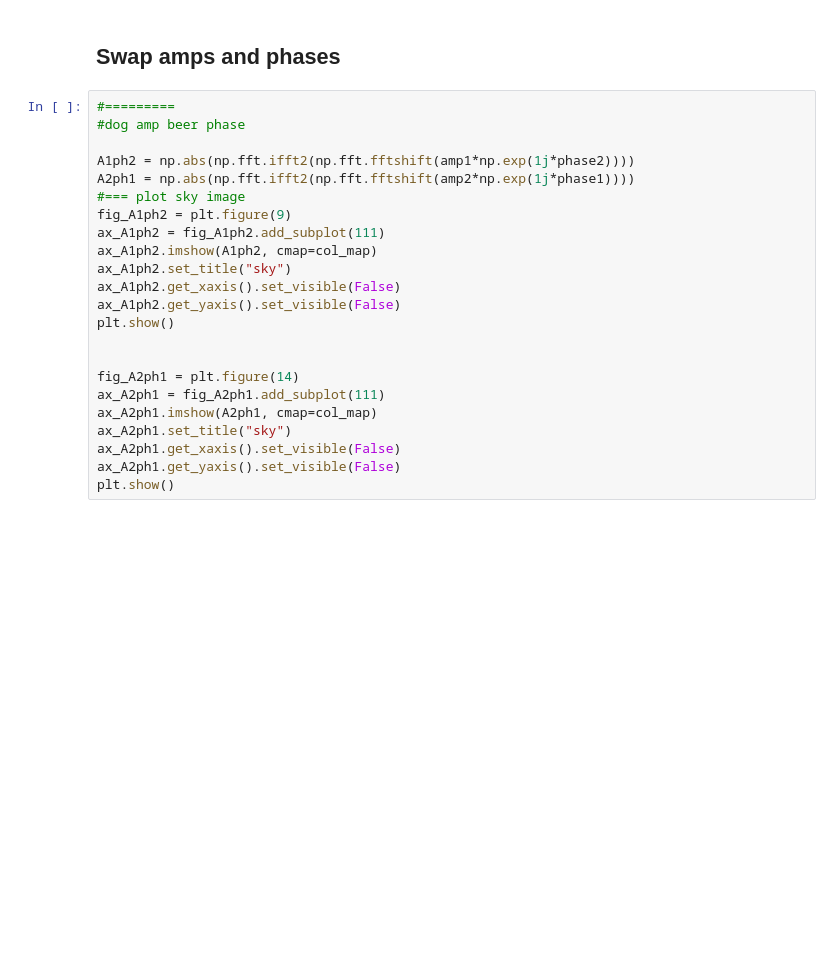
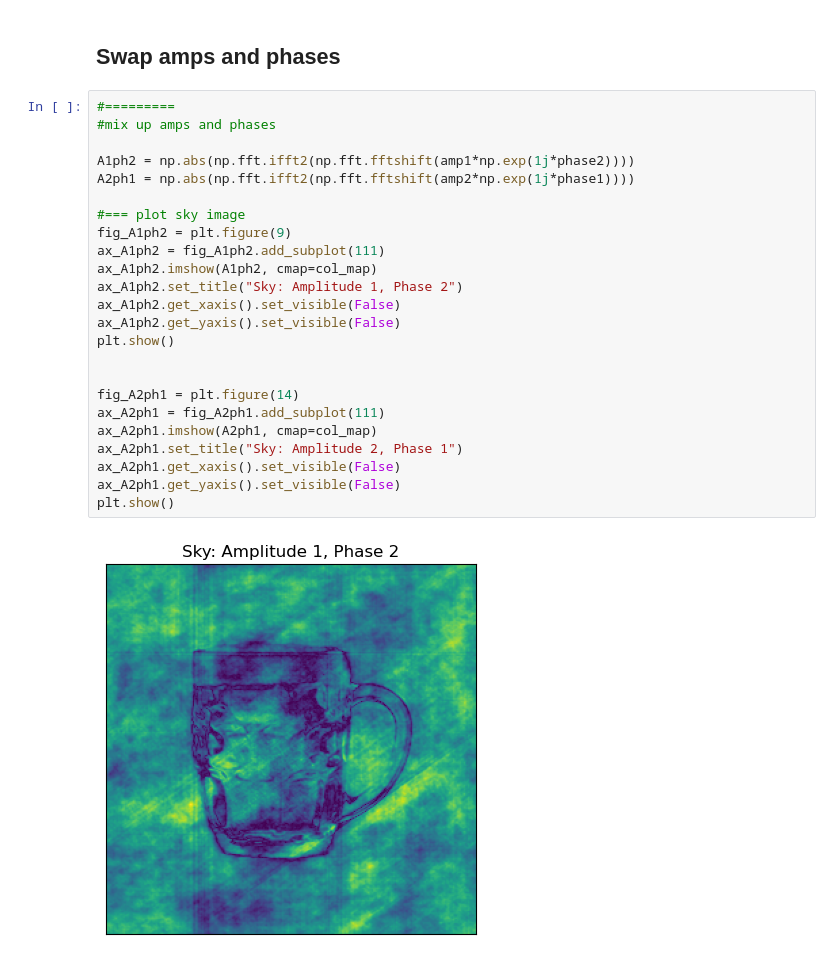
Before and after one commit to limonkufu/radio-astro-tutorials, a Jupyter notebook: Fourier_Transforms.ipynb, the cells around one changed output. Saved outputs shown, nothing was run; the diff lists cells and outputs as text; blank space fills up the shorter version.

```diff
--- a/Fourier_Transforms.ipynb
+++ b/Fourier_Transforms.ipynb
@@ -85,24 +96,27 @@ NameError: name 'plt' is not defined
 ## Swap amps and phases
 # %%
 #=========
-#dog amp beer phase
+#mix up amps and phases
 
 A1ph2 = np.abs(np.fft.ifft2(np.fft.fftshift(amp1*np.exp(1j*phase2))))
 A2ph1 = np.abs(np.fft.ifft2(np.fft.fftshift(amp2*np.exp(1j*phase1))))
+
 #=== plot sky image
 fig_A1ph2 = plt.figure(9)
 ax_A1ph2 = fig_A1ph2.add_subplot(111)
 ax_A1ph2.imshow(A1ph2, cmap=col_map)
-ax_A1ph2.set_title("sky")
+ax_A1ph2.set_title("Sky: Amplitude 1, Phase 2")
 ax_A1ph2.get_xaxis().set_visible(False)
 ax_A1ph2.get_yaxis().set_visible(False)
 plt.show()
 
 
 fig_A2ph1 = plt.figure(14)
 ax_A2ph1 = fig_A2ph1.add_subplot(111)
 ax_A2ph1.imshow(A2ph1, cmap=col_map)
-ax_A2ph1.set_title("sky")
+ax_A2ph1.set_title("Sky: Amplitude 2, Phase 1")
 ax_A2ph1.get_xaxis().set_visible(False)
 ax_A2ph1.get_yaxis().set_visible(False)
 plt.show()
+# %% [output]
+[figure, added]
```
Also changed, not shown: parts of 11 cells of this notebook, 2 other files.
